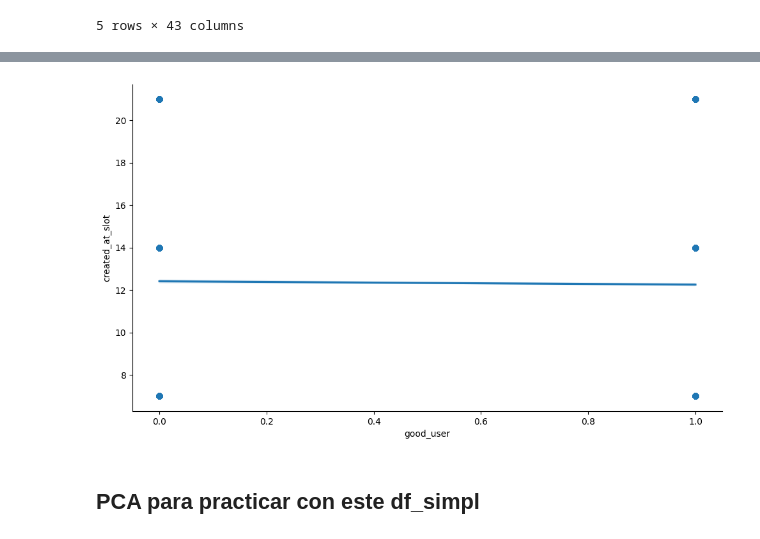
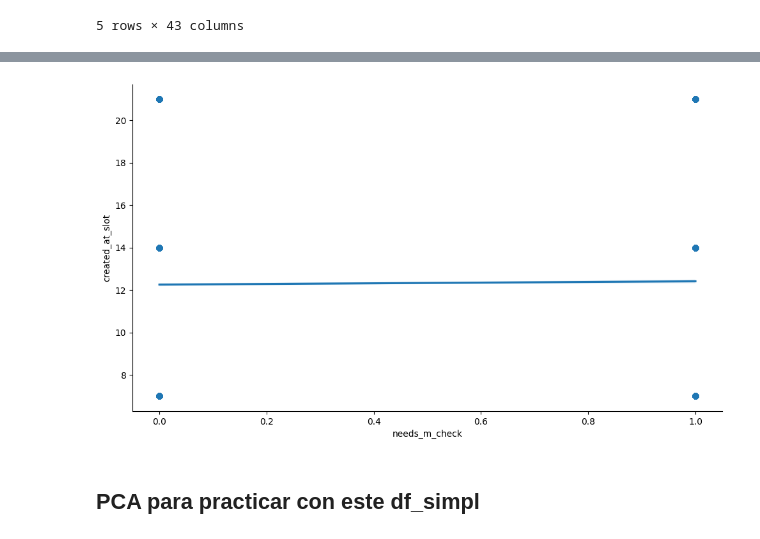
Before and after one commit to Data-Science-Pasta-Loca/ProyectoPastaLoca2, a Jupyter notebook: Alba/modelo.ipynb, the cells around one changed output, grey strips where cells are left out. Saved outputs shown, nothing was run; the diff lists cells and outputs as text; code cells hidden in the pictures.

```diff
--- a/Alba/modelo.ipynb
+++ b/Alba/modelo.ipynb
@@ -82,7 +82,7 @@ df_jo_cp['created_at_slot'] = pd.to_numeric(df_jo_cp['created_at_slot'], errors=
 df_jo_cp['created_at_dow'] = pd.to_numeric(df_jo_cp['created_at_dow'], errors='coerce').astype('Int64')
 
 # Convertir columna good a 0 si False y 1 si es True
-df_jo_cp['good_user'] = df_jo_cp['good_user'].astype(int)
+df_jo_cp['needs_m_check'] = df_jo_cp['needs_m_check'].astype(int)
 
 # Filtrar las columnas numéricas (incluyendo las fechas transformadas)
 df_numericas = df_transformado.select_dtypes(include=['float64', 'int64'])
@@ -100,6 +100,6 @@ plt.show()
 # %%
 # Lista de columnas que deseas seleccionar
-columnas_deseadas = ['user_id', 'created_at_slot', 'created_at_dow' , 'n_fees', 'n_backs', 'amount', 'good_user']
+columnas_deseadas = ['user_id', 'created_at_slot', 'created_at_dow' , 'n_fees', 'n_backs', 'amount', 'needs_m_check']
 
 # Crear un nuevo DataFrame con esas columnas
 df_simpl = df_jo_cp[columnas_deseadas]
@@ -117,9 +117,9 @@ plt.show()
 # %%
 # Visualización de la relación entre variables de 2 a 2
-g = sns.lmplot(x="good_user", y="created_at_slot", data=df_simpl, aspect=2);
+g = sns.lmplot(x="needs_m_check", y="created_at_slot", data=df_simpl, aspect=2);
 g.fig.set_size_inches(10, 6)
 # %% [output]
-[figure, old version]
+[figure, new version]
 # %% [markdown]
 ## PCA para practicar con este df_simpl
 # %%
```
Also changed, not shown: parts of 16 cells of this notebook, 1 other file.
